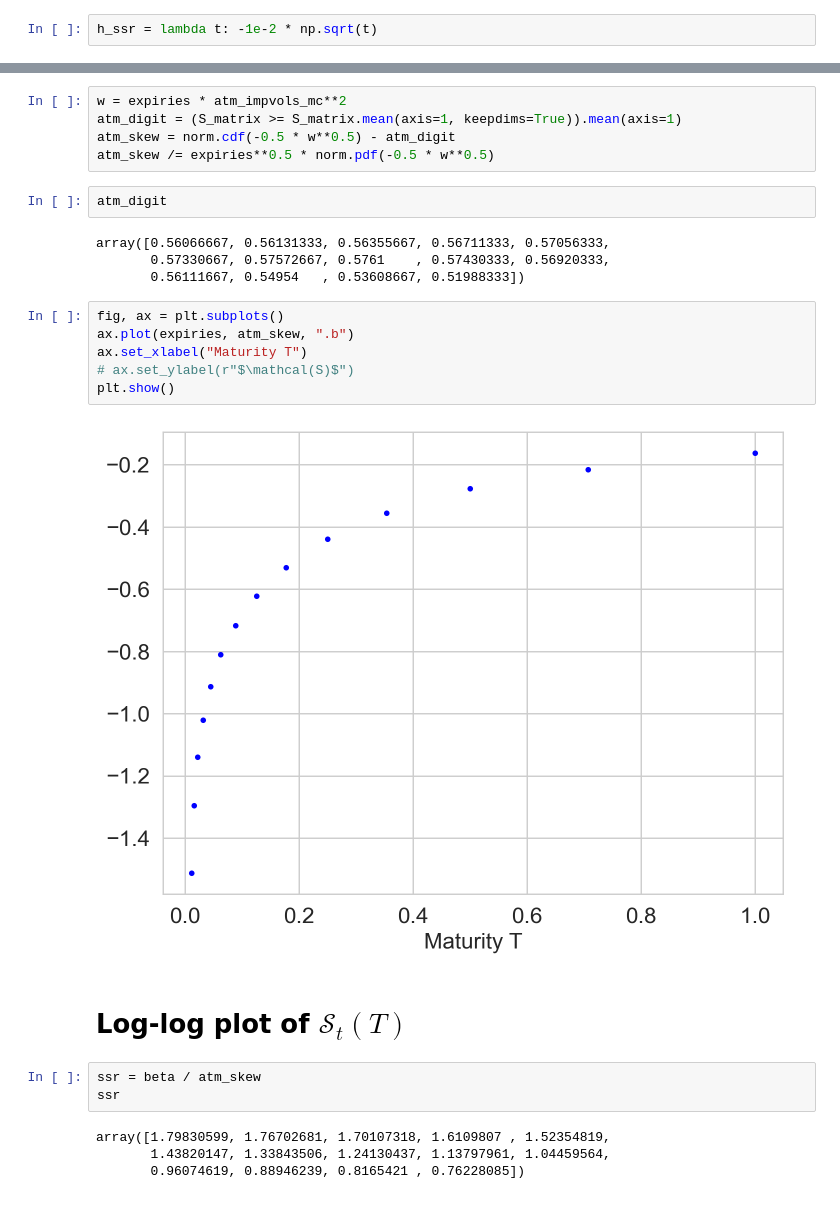
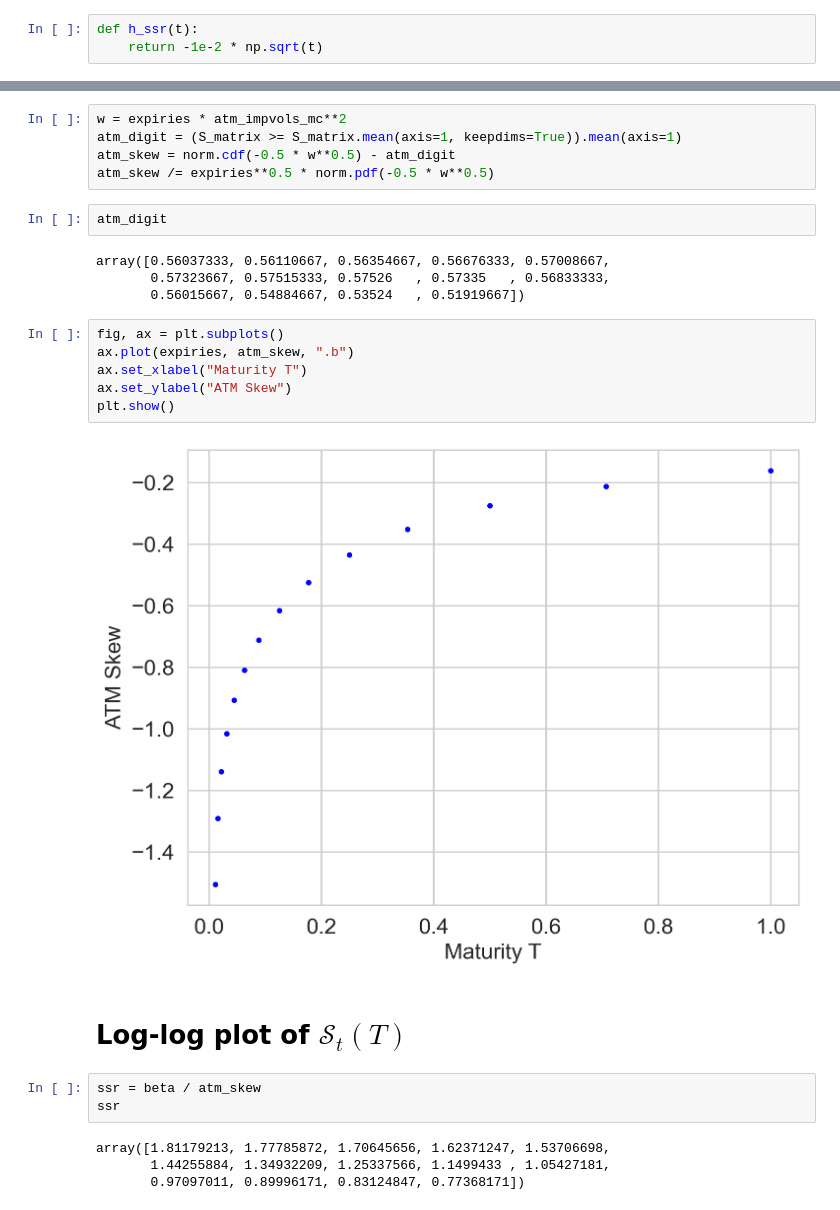
Before and after one commit to jgatheral/QuadraticRoughHeston, a Jupyter notebook: Python/qrheston_ssr.ipynb, the cells around one changed output, grey strips where cells are left out. Drawn from its saved outputs; the diff is of its cells as text.

```diff
--- a/Python/qrheston_ssr.ipynb
+++ b/Python/qrheston_ssr.ipynb
@@ -98,7 +94,8 @@ steps = 300
 expiries = 2 ** (np.arange(-13, 1) / 2)
 n_expiries = expiries.shape[0]
 # %%
-h_ssr = lambda t: -1e-2 * np.sqrt(t)
+def h_ssr(t):
+    return -1e-2 * np.sqrt(t)
 # %%
 res = qrh.simulate(
     paths=paths, steps=steps, expiries=expiries, output="spx", h_ssr=h_ssr
@@ -171,26 +168,26 @@ atm_skew /= expiries**0.5 * norm.pdf(-0.5 * w**0.5)
 # %%
 atm_digit
 # %% [output]
-array([0.56066667, 0.56131333, 0.56355667, 0.56711333, 0.57056333,
-       0.57330667, 0.57572667, 0.5761    , 0.57430333, 0.56920333,
-       0.56111667, 0.54954   , 0.53608667, 0.51988333])
+array([0.56037333, 0.56110667, 0.56354667, 0.56676333, 0.57008667,
+       0.57323667, 0.57515333, 0.57526   , 0.57335   , 0.56833333,
+       0.56015667, 0.54884667, 0.53524   , 0.51919667])
 # %%
 fig, ax = plt.subplots()
 ax.plot(expiries, atm_skew, ".b")
 ax.set_xlabel("Maturity T")
-# ax.set_ylabel(r"$\mathcal(S)$")
+ax.set_ylabel("ATM Skew")
 plt.show()
 # %% [output]
-[figure, old version]
+[figure, new version]
 # %% [markdown]
 # Log-log plot of $\mathcal{S}_t(T)$
 # %%
 ssr = beta / atm_skew
 ssr
 # %% [output]
-array([1.79830599, 1.76702681, 1.70107318, 1.6109807 , 1.52354819,
-       1.43820147, 1.33843506, 1.24130437, 1.13797961, 1.04459564,
-       0.96074619, 0.88946239, 0.8165421 , 0.76228085])
+array([1.81179213, 1.77785872, 1.70645656, 1.62371247, 1.53706698,
+       1.44255884, 1.34932209, 1.25337566, 1.1499433 , 1.05427181,
+       0.97097011, 0.89996171, 0.83124847, 0.77368171])
 # %%
 fig, ax = plt.subplots()
 ax.plot(expiries, ssr, ".:g")
```
Also changed, not shown: parts of 4 cells of this notebook, 3 other files.
